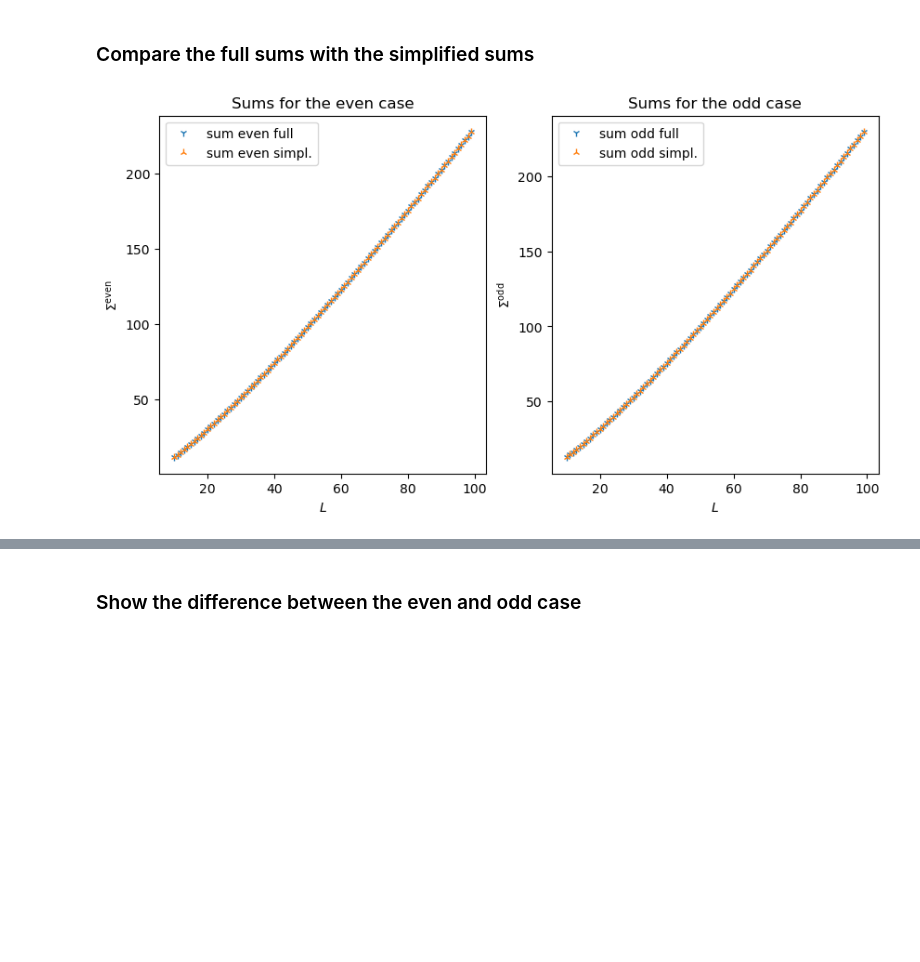
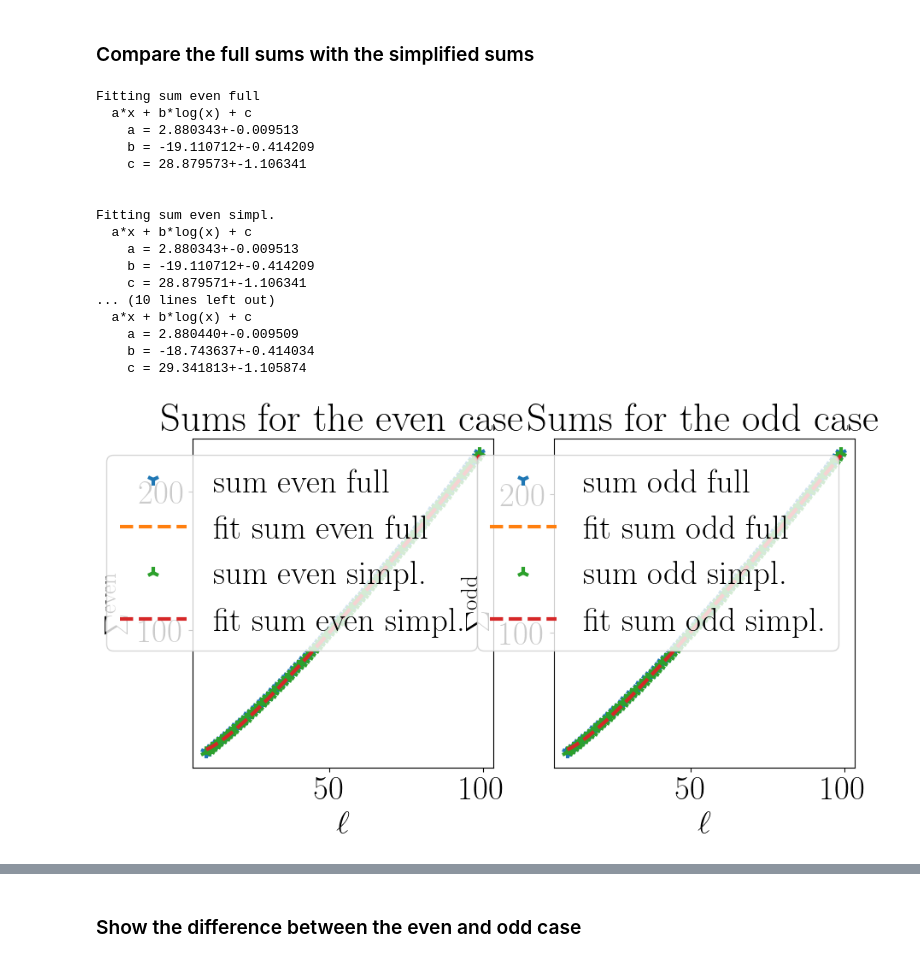
Before and after one commit to cobos99/LogCorrections, a Jupyter notebook: sunny/series_approx.ipynb, the cells around one changed output, grey strips where cells are left out. Drawn from its saved outputs; the diff is of its cells as text; code cells hidden in the pictures; blank space fills up the shorter version.

```diff
--- a/sunny/series_approx.ipynb
+++ b/sunny/series_approx.ipynb
@@ -167,6 +167,12 @@ import numpy as np
 import matplotlib.pyplot as plt
 
 import approx as app
+# %%
+# Matplotlib settings
+plt.rc("text", usetex=True)
+plt.rc("text.latex", preamble=r"\usepackage{physics} \usepackage{mathtools}")
+plt.rc("font", family="serif", size=28, weight="bold")
+plt.rc("figure", figsize=(8, 6))
 # %% [markdown]
 System sizes
 # %%
@@ -174,6 +180,23 @@ L = np.arange(10, 100)
 # %% [markdown]
 ### Compare the full sums with the simplified sums
 # %%
-app.plots.sums(L, do_fit=False)
+app.plots.sums(L, do_fit=True)
 # %% [output]
+Fitting sum even full
+  a*x + b*log(x) + c
+    a = 2.880343+-0.009513
+    b = -19.110712+-0.414209
+    c = 28.879573+-1.106341
+
+
+Fitting sum even simpl.
+  a*x + b*log(x) + c
+    a = 2.880343+-0.009513
+    b = -19.110712+-0.414209
+    c = 28.879571+-1.106341
+... (10 lines left out)
+  a*x + b*log(x) + c
+    a = 2.880440+-0.009509
+    b = -18.743637+-0.414034
+    c = 29.341813+-1.105874
-[figure, old version]
+[figure, new version]
```
Also changed, not shown: parts of 17 cells of this notebook, 29 other files.
